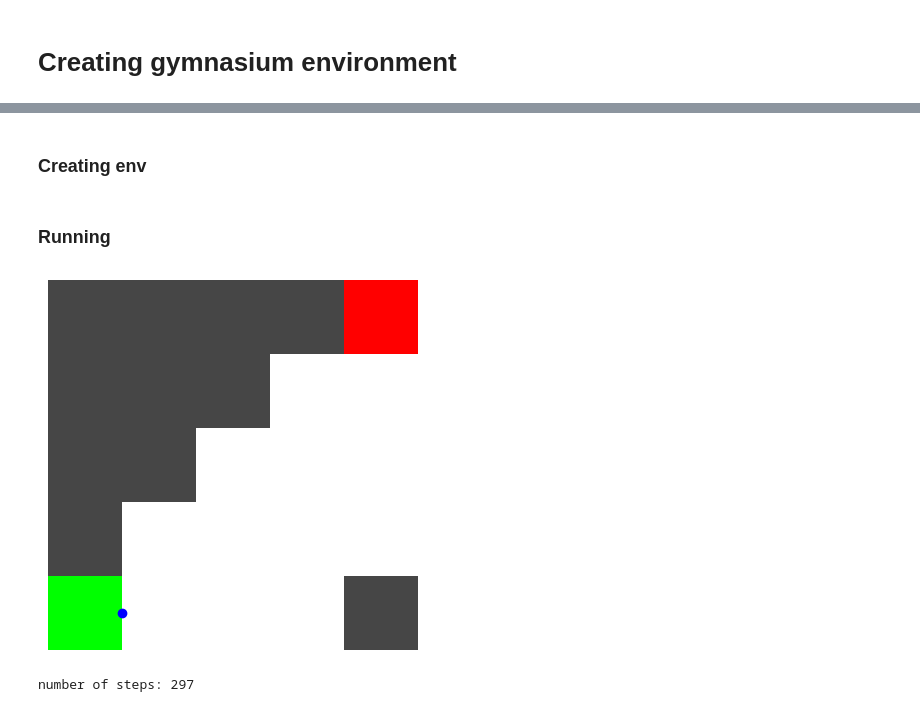
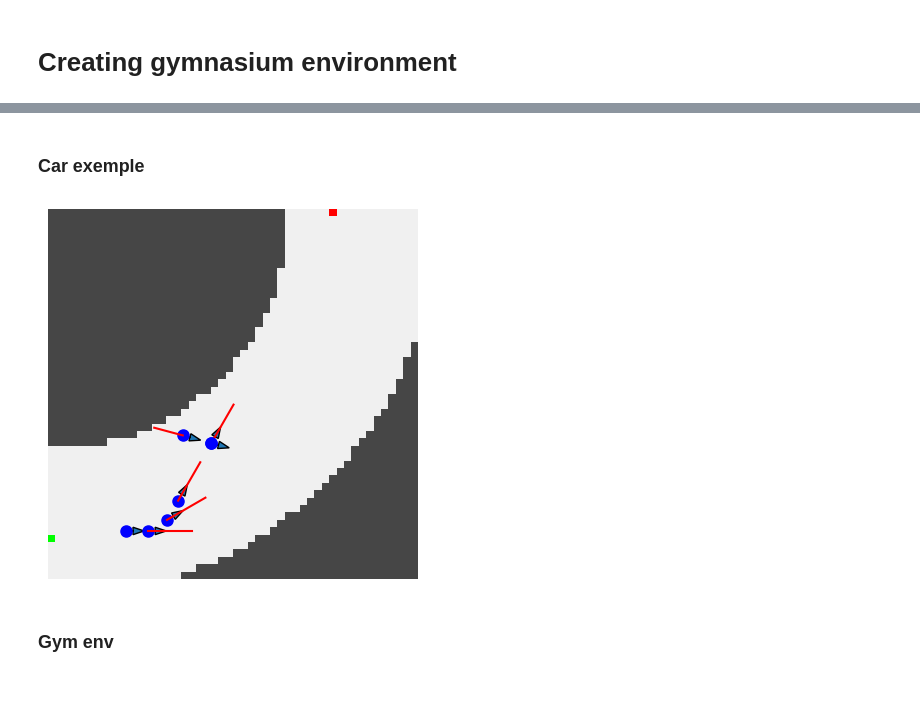
Before and after one commit to GeckSpy/EP-trajectory-optimisation, a Jupyter notebook: Environment/env_02.ipynb, the cells around one changed output, grey strips where cells are left out. Drawn from its saved outputs; the diff is of its cells as text; code cells hidden in the pictures.

```diff
--- a/Environment/env_02.ipynb
+++ b/Environment/env_02.ipynb
@@ -146,4 +220,46 @@ CAR_ICON = [[BLUE]]
+# %% [markdown]
+### Car exemple
+# %%
+track_1.plot(hide=True)
+
+car = Car(Coor((10,6)))
+car.plot()
+
+car.accelerate()
+car.accelerate()
+car.accelerate()
+car.move()
+car.plot()
+
+car.turn(30)
+car.move()
+car.plot()
+
+car.turn(30)
+car.move()
+car.plot()
+
+car.move()
+car.move()
+car.move()
+car.plot()
+
+car.turn(-75)
+car.brake()
+car.brake()
+car.brake()
+car.plot()
+
+car.brake()
+car.brake()
+car.move()
+car.move()
+car.plot()
+
+plt.show()
+# %% [output]
+[figure, added]
 # %% [markdown]
-### Creating env
+### Gym env
 # %%
 class MyEnv(Env):
@@ -240,24 +393,0 @@ obs = env.reset()
-# %% [markdown]
-### Running
-# %%
-running = True
-step = 0
-env.reset()
-while running:
-    step += 1
-    # Take a random action
-    action = env.random_action()
-    obs, reward, done, info = env.step(action)
-
-    # Render the game
-    env.render(waiting_time=0.01)
-
-    if done == True or step > 1000:
-        running = False
-
-print("number of steps:", step)
-
-env.close()
-# %% [output]
-[figure, removed]
-number of steps: 297
```
Also changed, not shown: parts of 18 cells of this notebook.
